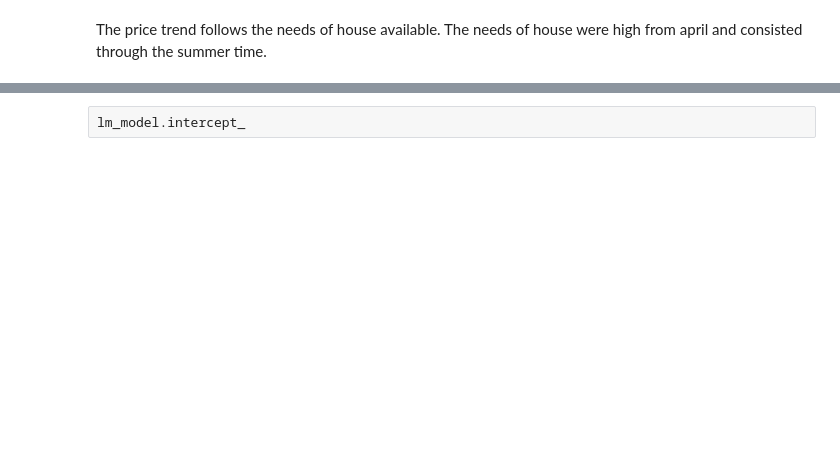
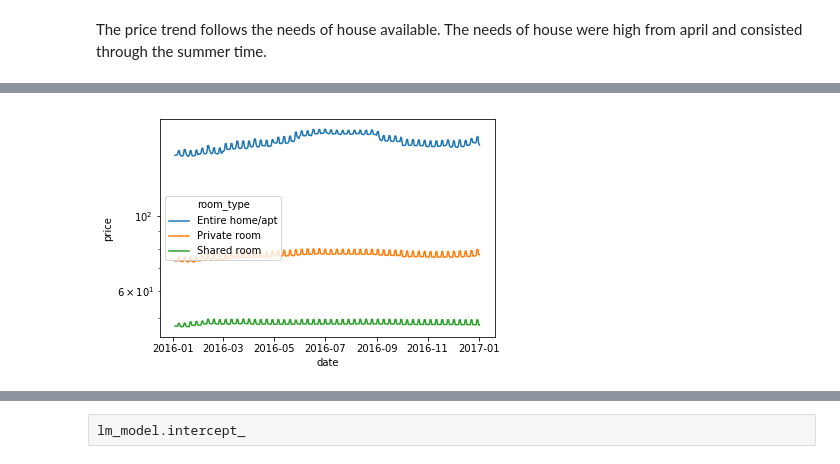
Before and after one commit to Mendy5/Udacity_Data_Scientist_Projects, a Jupyter notebook: P1_Writing_a_Data_Scientist_Blog_Post/Seattle_AirBnB_Data_Analysis_v2.0.ipynb, the cells around one changed output, grey strips where cells are left out. Saved outputs shown, nothing was run; the diff lists cells and outputs as text; code cells hidden in the pictures; blank space fills up the shorter version.

```diff
--- a/P1_Writing_a_Data_Scientist_Blog_Post/Seattle_AirBnB_Data_Analysis_v2.0.ipynb
+++ b/P1_Writing_a_Data_Scientist_Blog_Post/Seattle_AirBnB_Data_Analysis_v2.0.ipynb
@@ -160,0 +350,5 @@ The listings in Seattle had vary prices. And the prices of the listings of the o
+# %%
+g = sns.lineplot(x = 'date', y = 'price', hue = 'room_type', data = listing_calendar_room_price_df)
+g.set_yscale("log")
+# %% [output]
+[figure, added]
```
Also changed, not shown: parts of 52 cells of this notebook.
